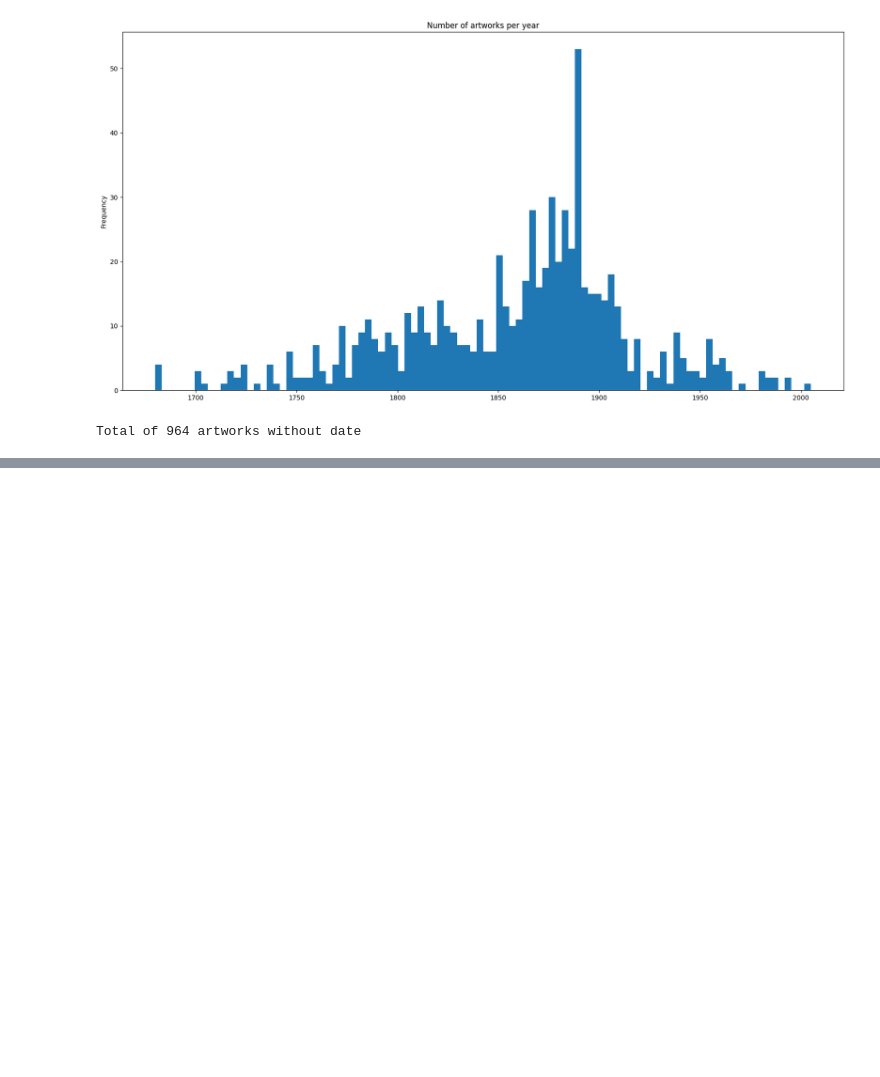
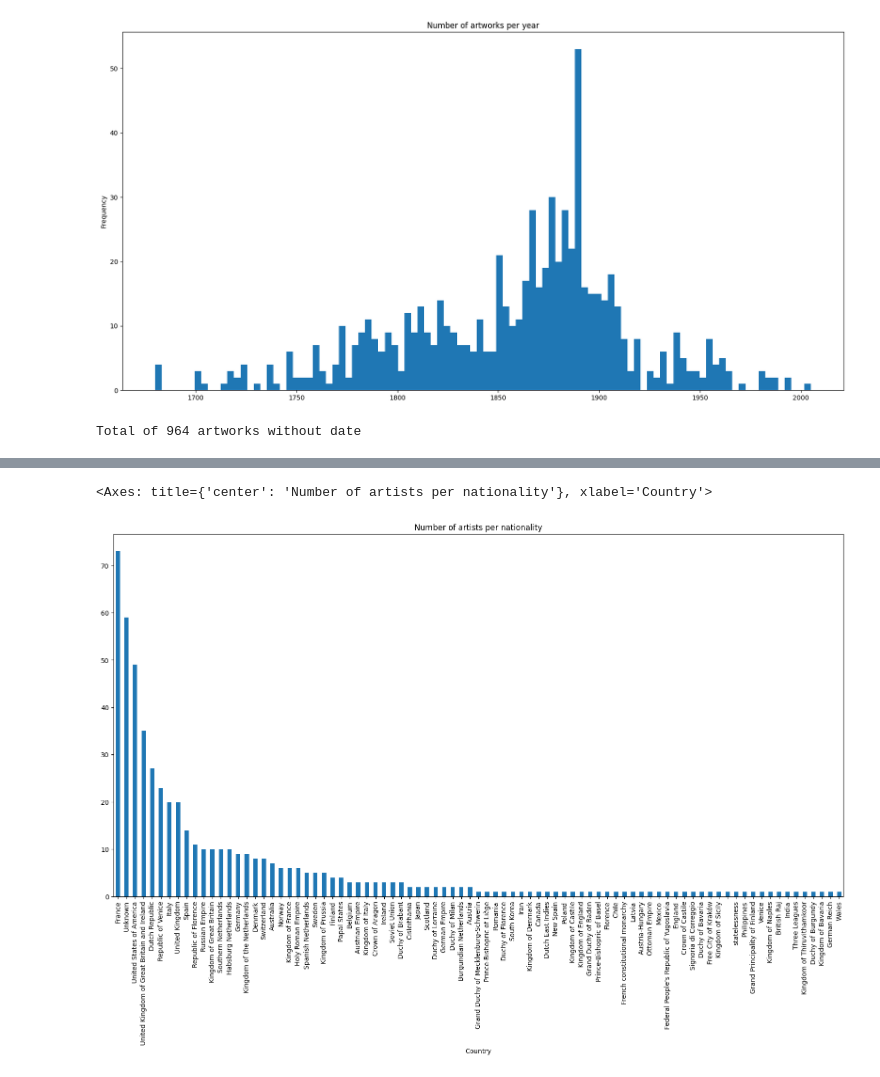
Before and after one commit to HPI-Information-Systems/MELArt, a Jupyter notebook: statistics.ipynb, the cells around one changed output, grey strips where cells are left out. Saved outputs shown, nothing was run; the diff lists cells and outputs as text; code cells hidden in the pictures; blank space fills up the shorter version.

```diff
--- a/statistics.ipynb
+++ b/statistics.ipynb
@@ -227,0 +292,5 @@ Total of 964 artworks without date
+# %%
+df_nationalities.sort_values('cant_artists', ascending=False).plot(kind='bar', x='label', xlabel='Country' ,y='cant_artists', figsize=(20,10), title='Number of artists per nationality', legend=False)
+# %% [output]
+<Axes: title={'center': 'Number of artists per nationality'}, xlabel='Country'>
+[figure, added]
```
Also changed, not shown: parts of 4 cells of this notebook.
